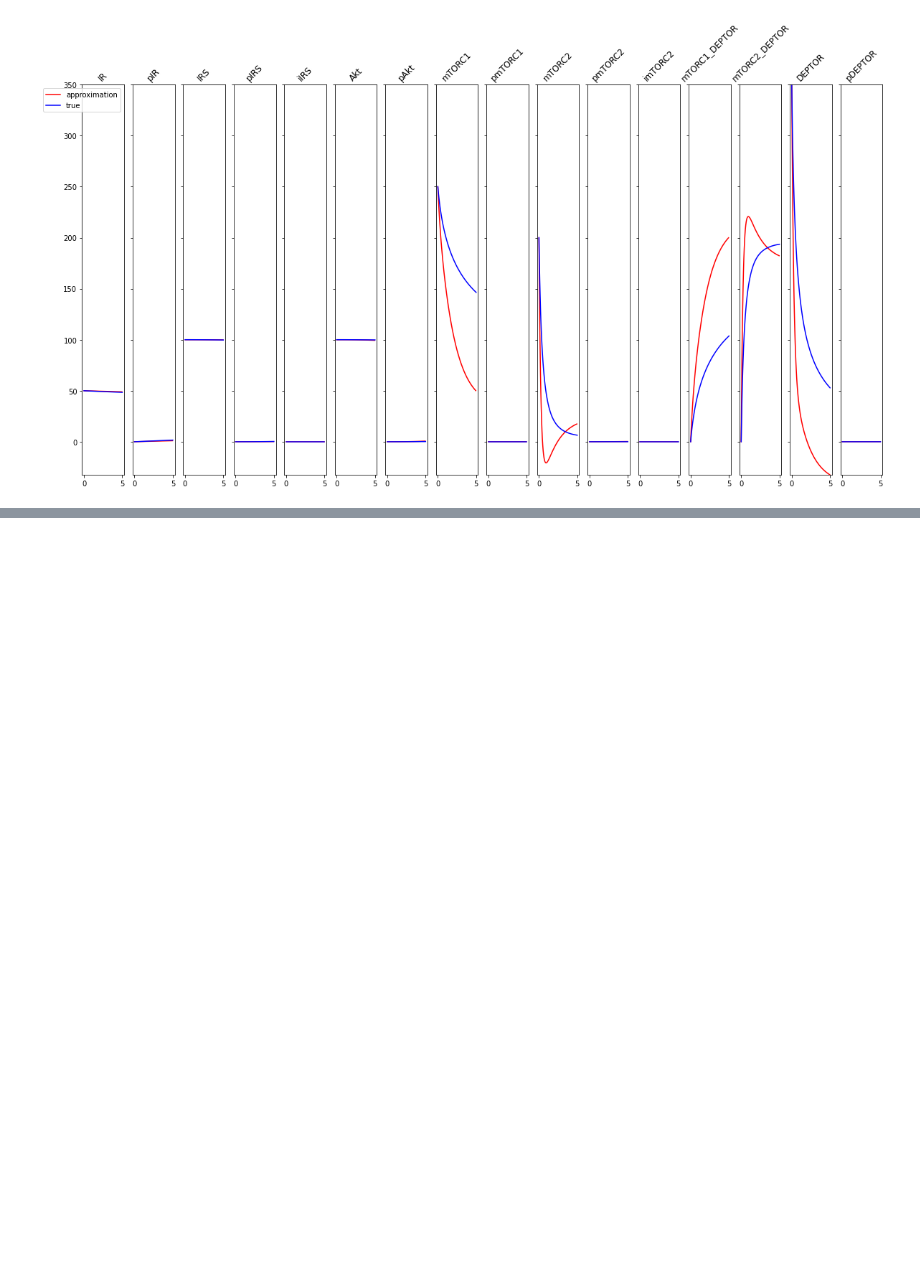
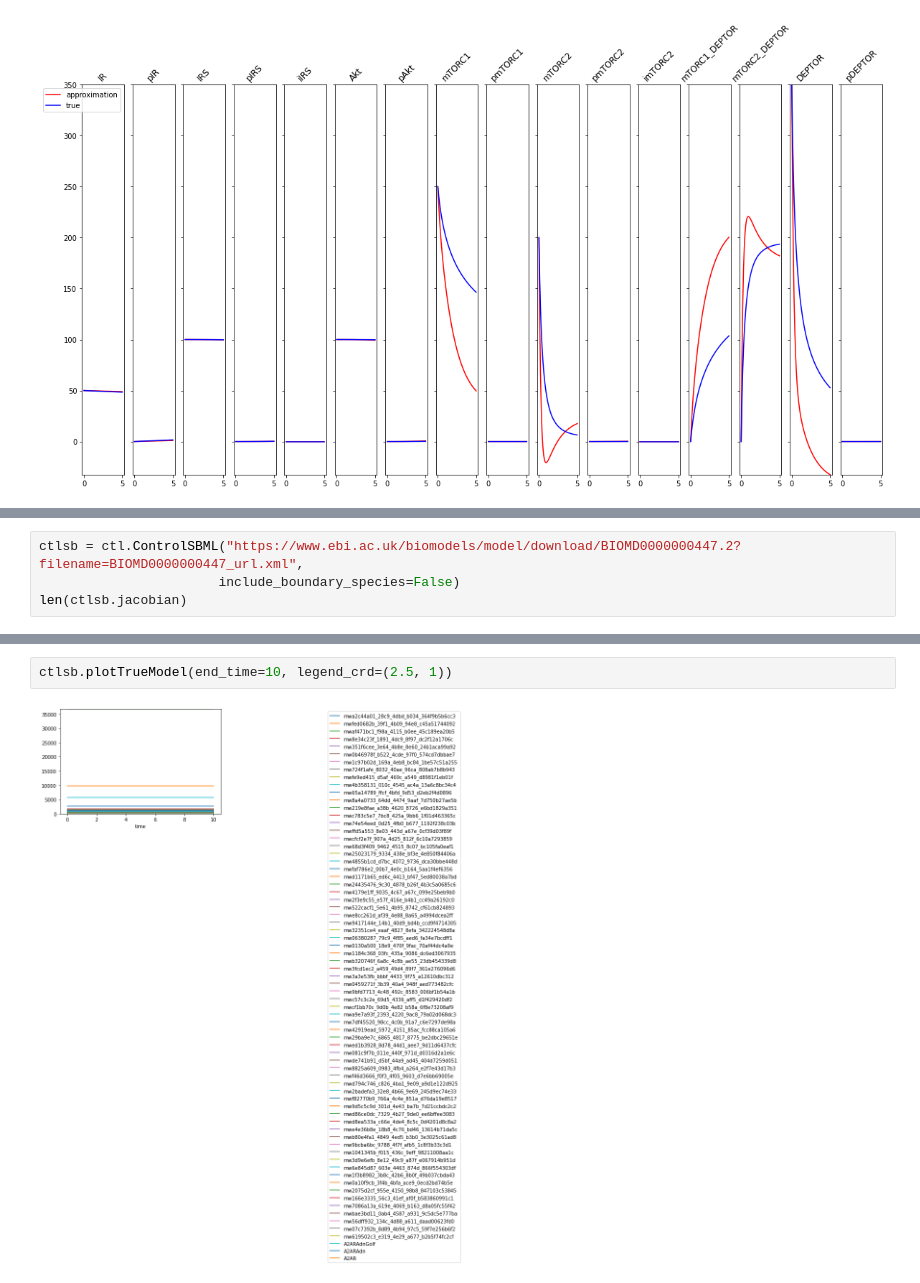
Before and after one commit to ModelEngineering/controlSBML, a Jupyter notebook: notebooks/UsingControlSBML.ipynb, the cells around one changed output, grey strips where cells are left out. Cells and saved outputs as stored; diff of their text form; blank space fills up the shorter version.

Commit message:
Handle reduced order models by eliminating 0 columns and rows and providing correct species names

```diff
--- a/notebooks/UsingControlSBML.ipynb
+++ b/notebooks/UsingControlSBML.ipynb
@@ -102,0 +159,4 @@ ctlsb.plotLinearApproximation(figsize=(20, 10))
+# %%
+ctlsb = ctl.ControlSBML("https://www.ebi.ac.uk/biomodels/model/download/BIOMD0000000447.2?filename=BIOMD0000000447_url.xml",
+                       include_boundary_species=False)
+len(ctlsb.jacobian)
@@ -102,0 +196,4 @@ ctlsb.plotLinearApproximation(figsize=(20, 10))
+# %%
+ctlsb.plotTrueModel(end_time=10, legend_crd=(2.5, 1))
+# %% [output]
+[figure, added]
```
Also changed, not shown: parts of 23 cells of this notebook, 6 other files.
